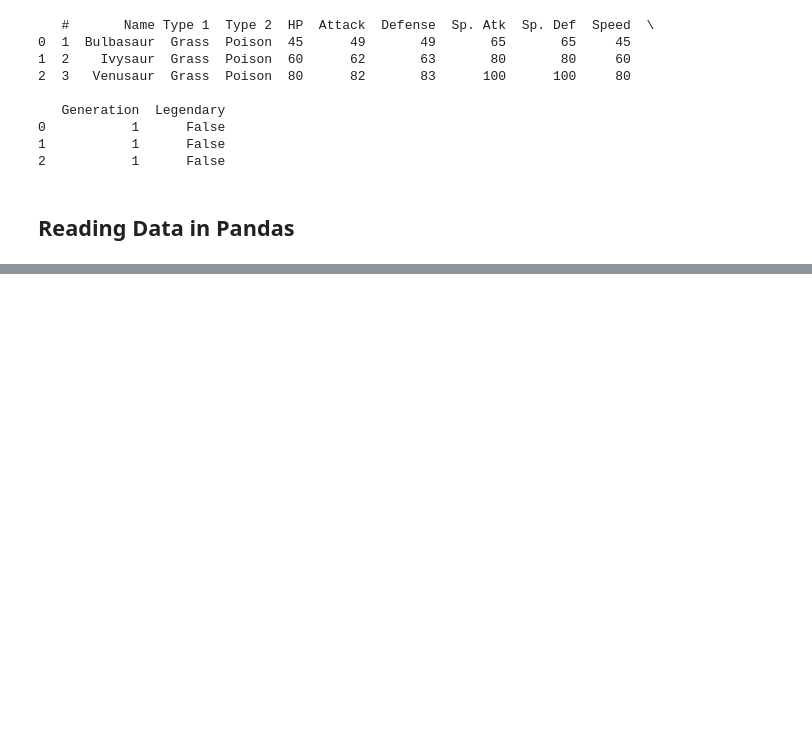
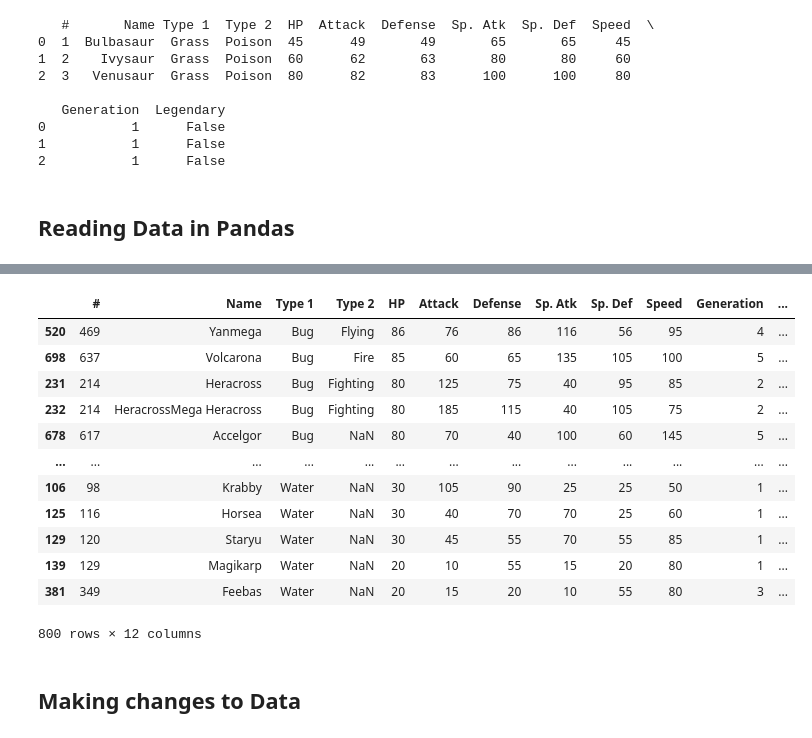
Before and after one commit to mdquigley/pandas-tutorial, a Jupyter notebook: Pandas Tutorial.ipynb, the cells around one changed output, grey strips where cells are left out. Cells and saved outputs as stored; diff of their text form; code cells hidden in the pictures; blank space fills up the shorter version.

Commit message:
Read, modify, save, and filter data

```diff
--- a/Pandas Tutorial.ipynb
+++ b/Pandas Tutorial.ipynb
@@ -41,0 +65,18 @@ print(df[['Name', 'Type 1', 'HP']][0:5])
+# %%
+df.sort_values(['Type 1', 'HP'], ascending=[1, 0])
+# %% [output]
+|  | # | Name | Type 1 | Type 2 | HP | Attack | Defense | Sp. Atk | Sp. Def | Speed | Generation | ... |
+| 520 | 469 | Yanmega | Bug | Flying | 86 | 76 | 86 | 116 | 56 | 95 | 4 | ... |
+| 698 | 637 | Volcarona | Bug | Fire | 85 | 60 | 65 | 135 | 105 | 100 | 5 | ... |
+| 231 | 214 | Heracross | Bug | Fighting | 80 | 125 | 75 | 40 | 95 | 85 | 2 | ... |
+| 232 | 214 | HeracrossMega Heracross | Bug | Fighting | 80 | 185 | 115 | 40 | 105 | 75 | 2 | ... |
+| 678 | 617 | Accelgor | Bug | NaN | 80 | 70 | 40 | 100 | 60 | 145 | 5 | ... |
+| ... | ... | ... | ... | ... | ... | ... | ... | ... | ... | ... | ... | ... |
+| 106 | 98 | Krabby | Water | NaN | 30 | 105 | 90 | 25 | 25 | 50 | 1 | ... |
+| 125 | 116 | Horsea | Water | NaN | 30 | 40 | 70 | 70 | 25 | 60 | 1 | ... |
+| 129 | 120 | Staryu | Water | NaN | 30 | 45 | 55 | 70 | 55 | 85 | 1 | ... |
+| 139 | 129 | Magikarp | Water | NaN | 20 | 10 | 55 | 15 | 20 | 80 | 1 | ... |
+| 381 | 349 | Feebas | Water | NaN | 20 | 15 | 20 | 10 | 55 | 80 | 3 | ... |
+800 rows × 12 columns
+# %% [markdown]
+   ## Making changes to Data
```
Also changed, not shown: parts of 12 cells of this notebook, 4 other files.
